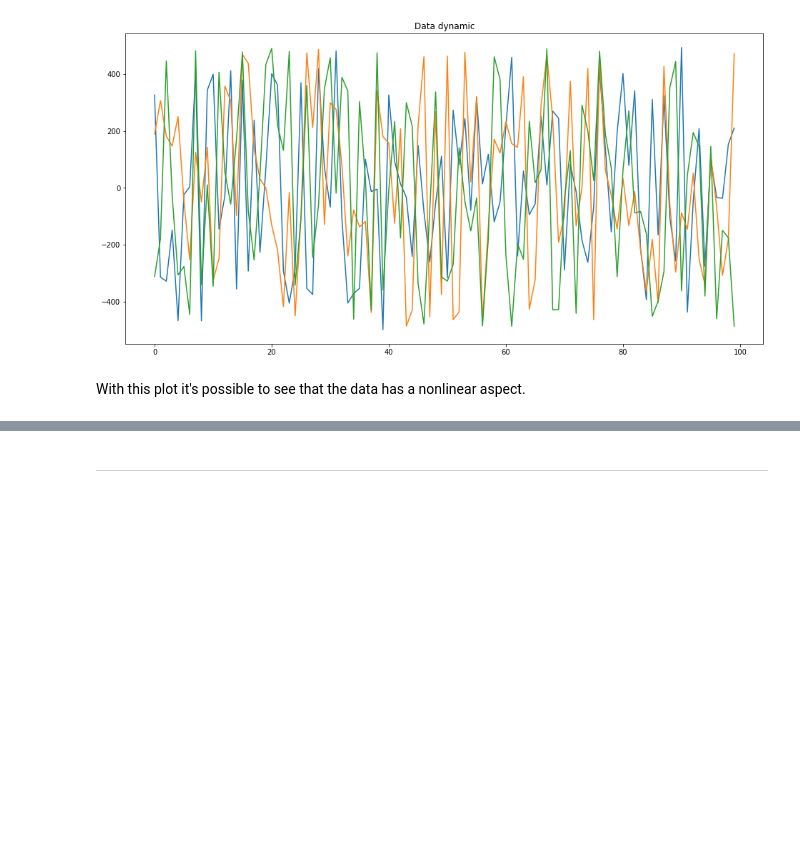
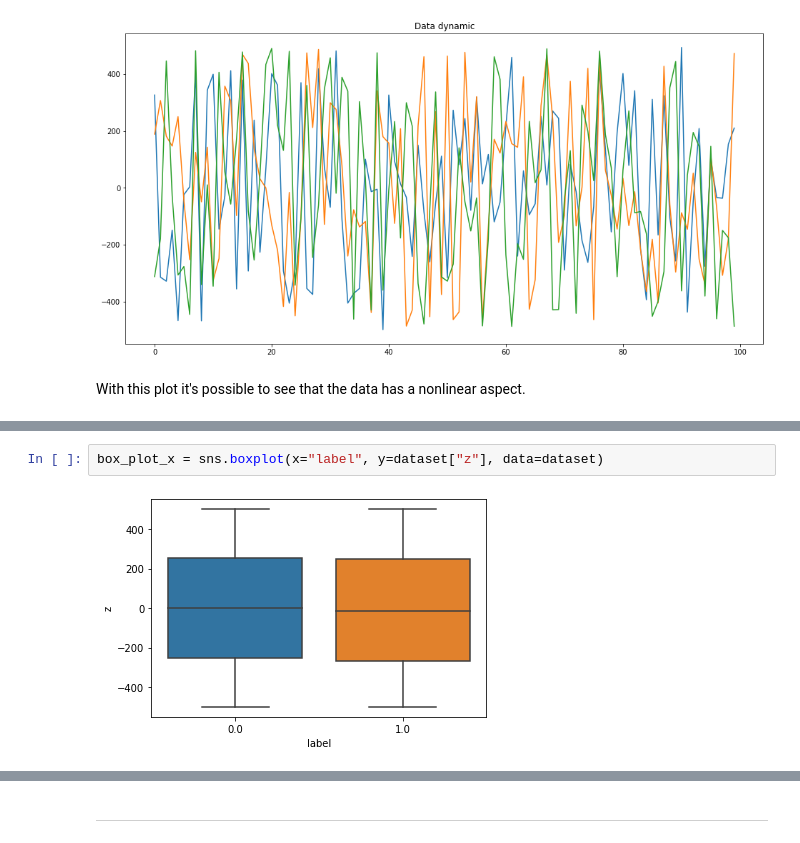
Before and after one commit to pepocasella/BIg-Data-Small-Test, a Jupyter notebook: Big_Data_Test.ipynb, the cells around one changed output, grey strips where cells are left out. Saved outputs shown, nothing was run; the diff lists cells and outputs as text; blank space fills up the shorter version.

```diff
--- a/Big_Data_Test.ipynb
+++ b/Big_Data_Test.ipynb
@@ -51,0 +61,4 @@ With this plot it's possible to see that the data has a nonlinear aspect.
+# %%
+box_plot_x = sns.boxplot(x="label", y=dataset["z"], data=dataset)
+# %% [output]
+[figure, added]
```
Also changed, not shown: parts of 5 cells of this notebook.
